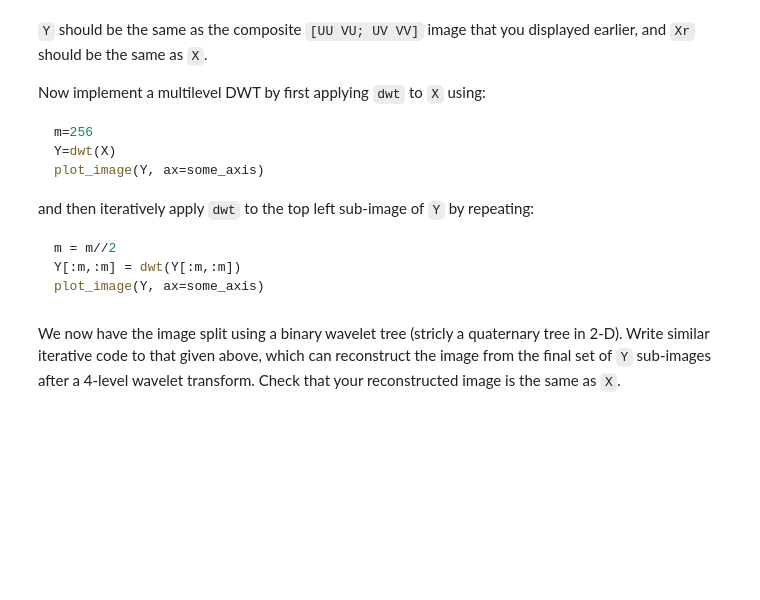
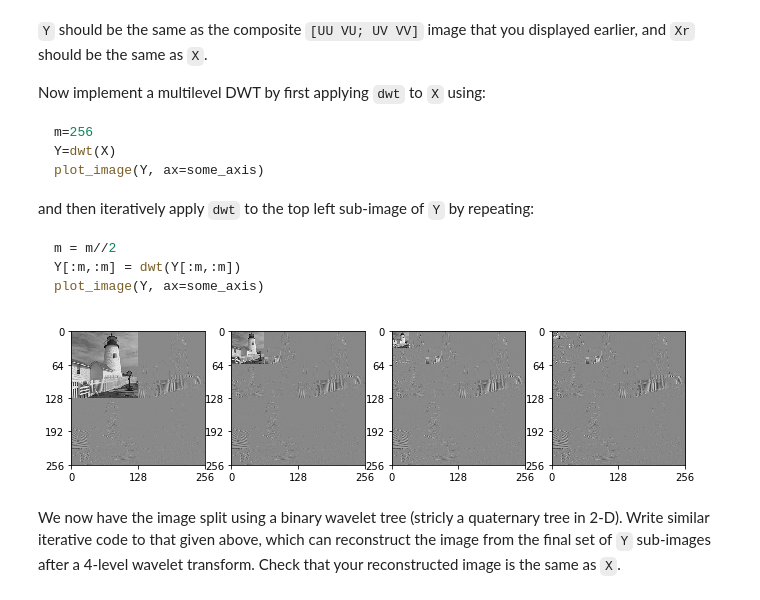
Before and after one commit to barkermrl/ImageProcessing, a Jupyter notebook: 9-dwt.ipynb, the cells around one changed output. Cells and saved outputs as stored; diff of their text form; code cells hidden in the pictures; blank space fills up the shorter version.

```diff
--- a/9-dwt.ipynb
+++ b/9-dwt.ipynb
@@ -296,3 +315,18 @@ plot_image(Y, ax=some_axis)
+# %%
+# your code here
+n = 4
+m=256
+Y=dwt(X)
+
+fig, axs = plt.subplots(ncols=n, figsize=(11,11))
+plot_image(Y, ax=axs[0])
+
+for i in range(1,n):
+    m = m//2
+    Y[:m,:m] = dwt(Y[:m,:m])
+    plot_image(Y, ax=axs[i])
+# %% [output]
+[figure, added]
 # %% [markdown]
 We now have the image split using a binary wavelet tree (stricly a
 quaternary tree in 2-D).  Write
```
Also changed, not shown: parts of 22 cells of this notebook, 1 other file.
